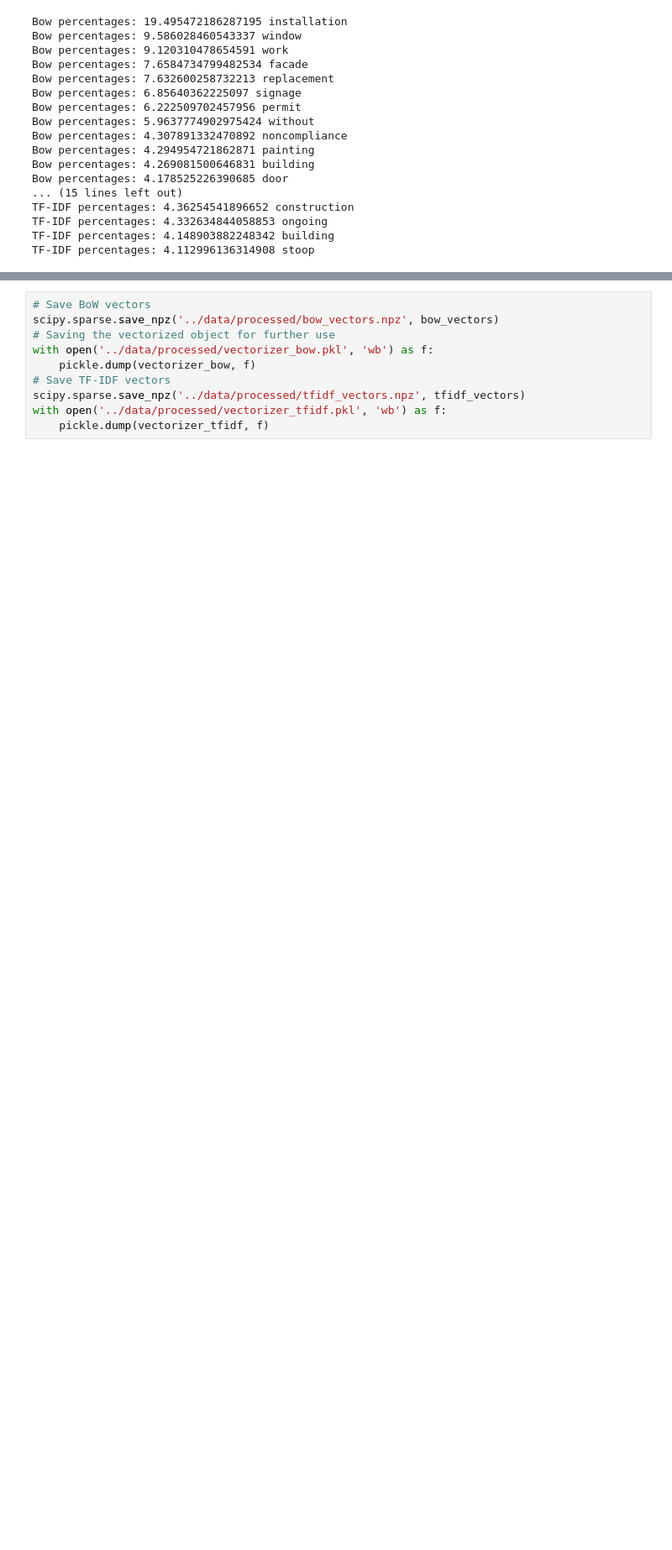
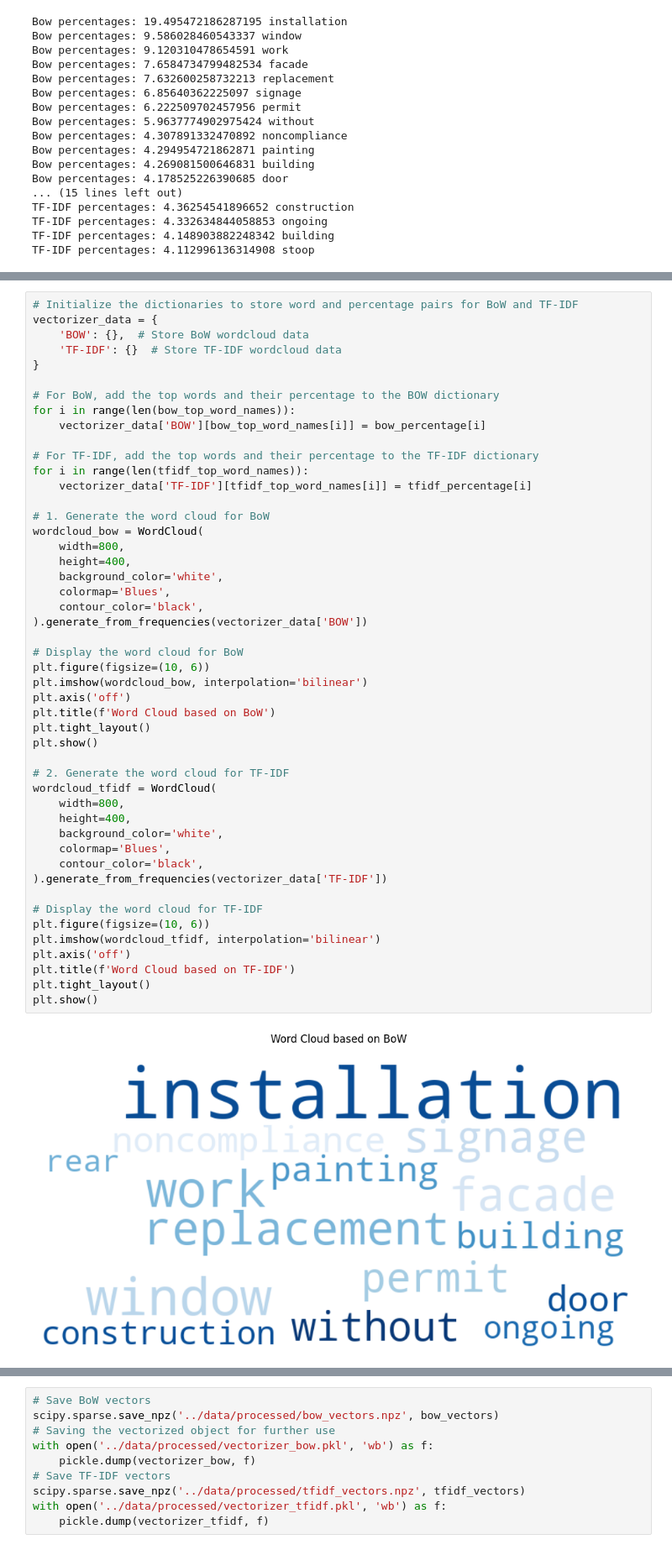
Before and after one commit to Ekewe/Project-Data-Analysis, a Jupyter notebook: notebooks/03-vectorization.ipynb, the cells around one changed output, grey strips where cells are left out. Shown at 84% size. Saved outputs shown, nothing was run; the diff lists cells and outputs as text; blank space fills up the shorter version.

Commit message:
notebooks
Added the creation of the wordcloud for the vectorizers and the topics coherence scores.

```diff
--- a/notebooks/03-vectorization.ipynb
+++ b/notebooks/03-vectorization.ipynb
@@ -148,0 +152,50 @@ TF-IDF percentages: 4.112996136314908 stoop
+# %%
+# Initialize the dictionaries to store word and percentage pairs for BoW and TF-IDF
+vectorizer_data = {
+    'BOW': {},  # Store BoW wordcloud data
+    'TF-IDF': {}  # Store TF-IDF wordcloud data
+}
+
+# For BoW, add the top words and their percentage to the BOW dictionary
+for i in range(len(bow_top_word_names)):
+    vectorizer_data['BOW'][bow_top_word_names[i]] = bow_percentage[i]
+
+# For TF-IDF, add the top words and their percentage to the TF-IDF dictionary
+for i in range(len(tfidf_top_word_names)):
+    vectorizer_data['TF-IDF'][tfidf_top_word_names[i]] = tfidf_percentage[i]
+
+# 1. Generate the word cloud for BoW
+wordcloud_bow = WordCloud(
+    width=800,
+    height=400,
+    background_color='white',
+    colormap='Blues',
+    contour_color='black',
+).generate_from_frequencies(vectorizer_data['BOW'])
+
+# Display the word cloud for BoW
+plt.figure(figsize=(10, 6))
+plt.imshow(wordcloud_bow, interpolation='bilinear')
+plt.axis('off')
+plt.title(f'Word Cloud based on BoW')
+plt.tight_layout()
+plt.show()
+
+# 2. Generate the word cloud for TF-IDF
+wordcloud_tfidf = WordCloud(
+    width=800,
+    height=400,
+    background_color='white',
+    colormap='Blues',
+    contour_color='black',
+).generate_from_frequencies(vectorizer_data['TF-IDF'])
+
+# Display the word cloud for TF-IDF
+plt.figure(figsize=(10, 6))
+plt.imshow(wordcloud_tfidf, interpolation='bilinear')
+plt.axis('off')
+plt.title(f'Word Cloud based on TF-IDF')
+plt.tight_layout()
+plt.show()
+# %% [output]
+[figure, added]
```
Also changed, not shown: parts of 3 cells of this notebook, 1 other file.
